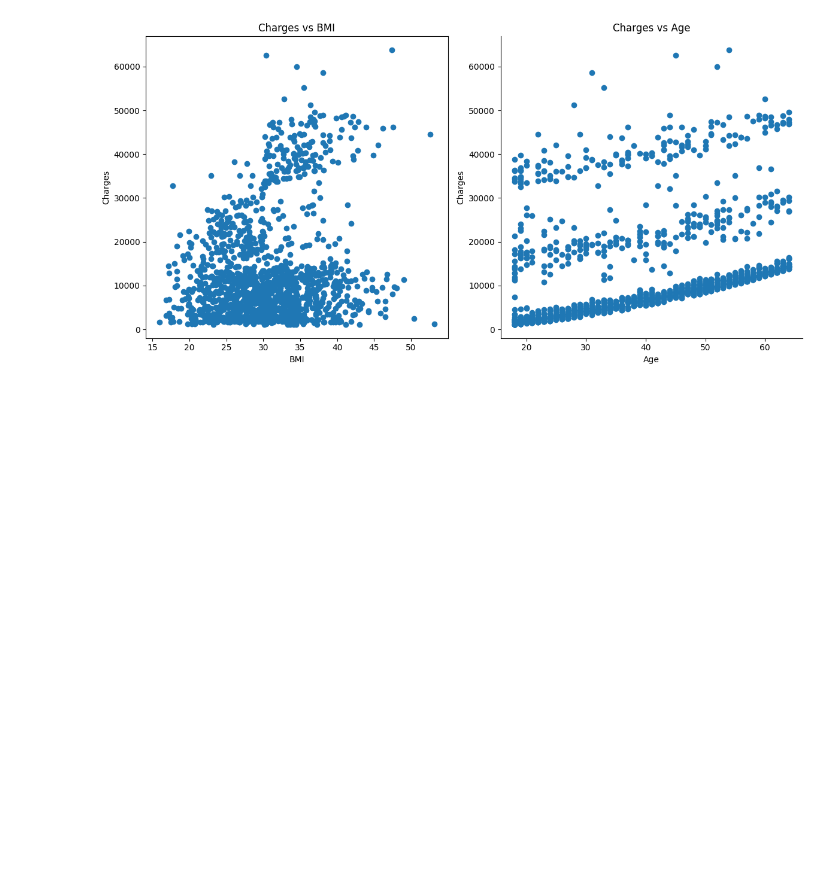
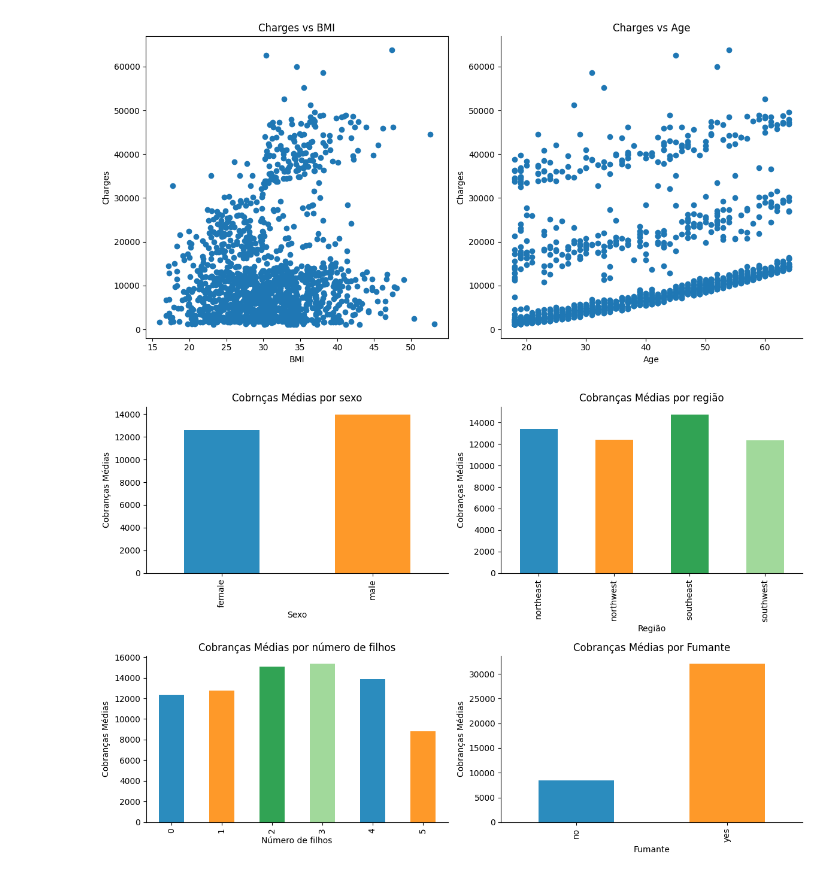
Before and after one commit to lucasghidini/AulasJupyter, a Jupyter notebook: aula1.ipynb, the cells around one changed output. Drawn from its saved outputs; the diff is of its cells as text; code cells hidden in the pictures; blank space fills up the shorter version.

```diff
--- a/aula1.ipynb
+++ b/aula1.ipynb
@@ -995,3 +995,56 @@ plt.tight_layout()
 plt.show()
 # %% [output]
 [figure]
+# %%
+#Analise envolvendo variavel numerica e categorica, utilizando o pandas
+
+#calcular as medias das cobranças para cada categoria de 'sex'
+mean_charges_sex = df_saude.groupby('sex')['charges'].mean()
+
+#calcular as medias das cobranças para cada categoria de 'region'
+mean_charges_region = df_saude.groupby('region')['charges'].mean()
+
+#calcular as medias das cobranças para cada gategoria de 'children'
+mean_charges_children = df_saude.groupby('children')['charges'].mean()
+
+mean_charges_smoker = media_charges_por_smoker
+
+colors = ['#2b8cbe', '#fe9929','#31a354','#a1d99b']
+
+#Criar uma figura com subplots
+fig, axes = plt.subplots(2,2, figsize=(12,8))
+
+#grafico de barras: media das cobranças por sexo
+mean_charges_sex.plot(kind='bar', ax = axes[0,0], color= colors)
+axes[0, 0].set_xlabel('Sexo')
+axes[0, 0].set_ylabel('Cobranças Médias')
+axes[0, 0].set_title('Cobrnças Médias por sexo')
+
+#Grafico de barras: Media das cobranças por regiao
+mean_charges_region.plot(kind='bar', ax= axes[0,1],color= colors)
+axes[0,1].set_xlabel('Região')
+axes[0,1].set_ylabel('Cobranças Médias')
+axes[0,1].set_title('Cobranças Médias por região')
+
+#Grafico de barras: Media das cobranças por numero de filhos
+mean_charges_children.plot(kind='bar', ax= axes[1,0],color= colors)
+axes[1,0].set_xlabel('Número de filhos')
+axes[1,0].set_ylabel('Cobranças Médias')
+axes[1,0].set_title('Cobranças Médias por número de filhos')
+
+#Grafico de barras: Media das cobranças por fumante
+mean_charges_smoker.plot(kind='bar', ax= axes[1,1],color= colors)
+axes[1,1].set_xlabel('Fumante')
+axes[1,1].set_ylabel('Cobranças Médias')
+axes[1,1].set_title('Cobranças Médias por Fumante')
+
+
+for ax in axes.flatten():
+    ax.spines['top'].set_visible(False)
+    ax.spines['right'].set_visible(False)
+
+plt.tight_layout()
+
+plt.show()
+# %% [output]
+[figure, added]
```
